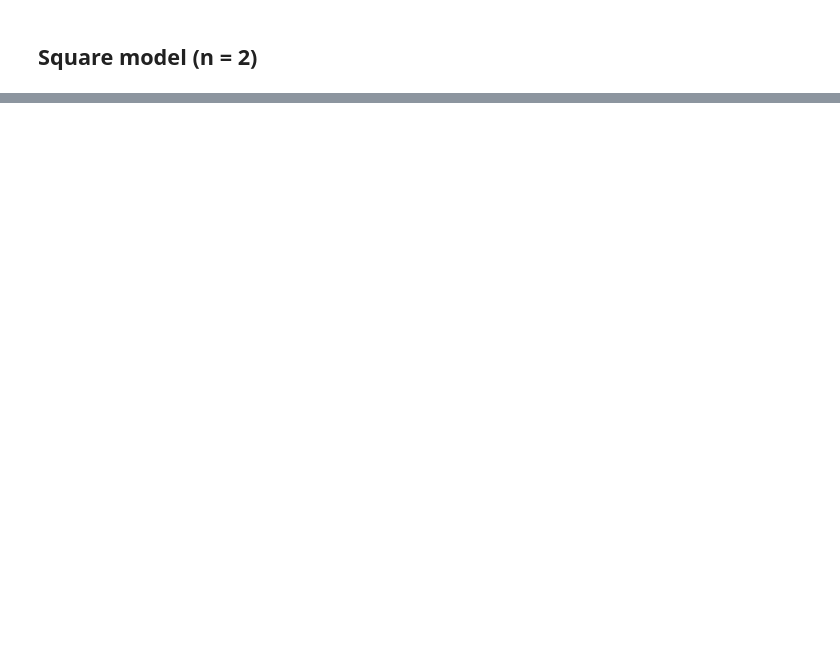
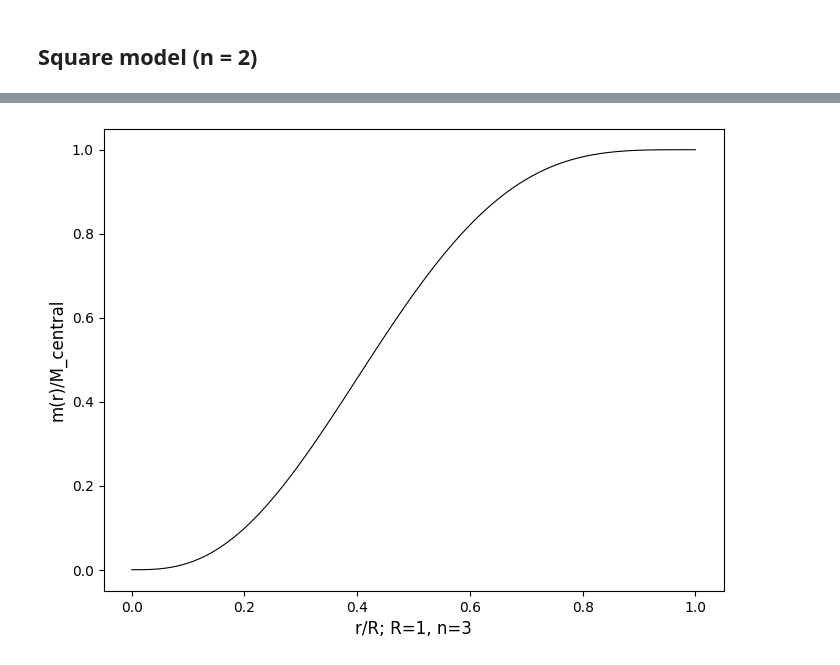
Before and after one commit to ASTR0MNSTR/univ_codes, a Jupyter notebook: 2025_2026/semester_02/inner_stars/zadanie/zad2.ipynb, the cells around one changed output, grey strips where cells are left out. Drawn from its saved outputs; the diff is of its cells as text; code cells hidden in the pictures; blank space fills up the shorter version.

```diff
--- a/2025_2026/semester_02/inner_stars/zadanie/zad2.ipynb
+++ b/2025_2026/semester_02/inner_stars/zadanie/zad2.ipynb
@@ -117,0 +163,10 @@ plt.show()
+# %%
+mass = x**3 * (20 - 45*x + 36*x**2 - 10*x**3)
+
+fig, ax = plt.subplots(figsize=(8, 6))
+ax.plot(x, mass, lw=0.8, color='black')
+ax.set_xlabel('r/R; R=1, n=3', fontsize=12)
+ax.set_ylabel('m(r)/M_central', fontsize=12)
+plt.show()
+# %% [output]
+[figure, added]
```
Also changed, not shown: parts of 11 cells of this notebook.
